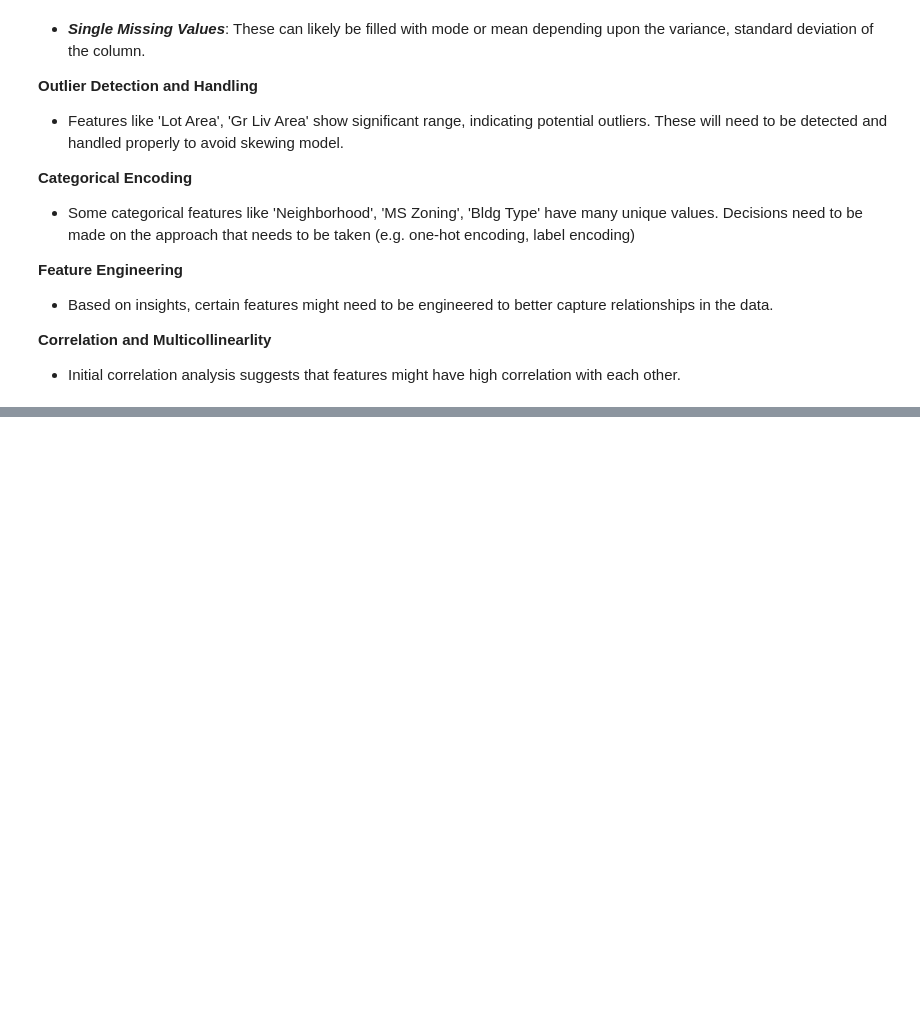
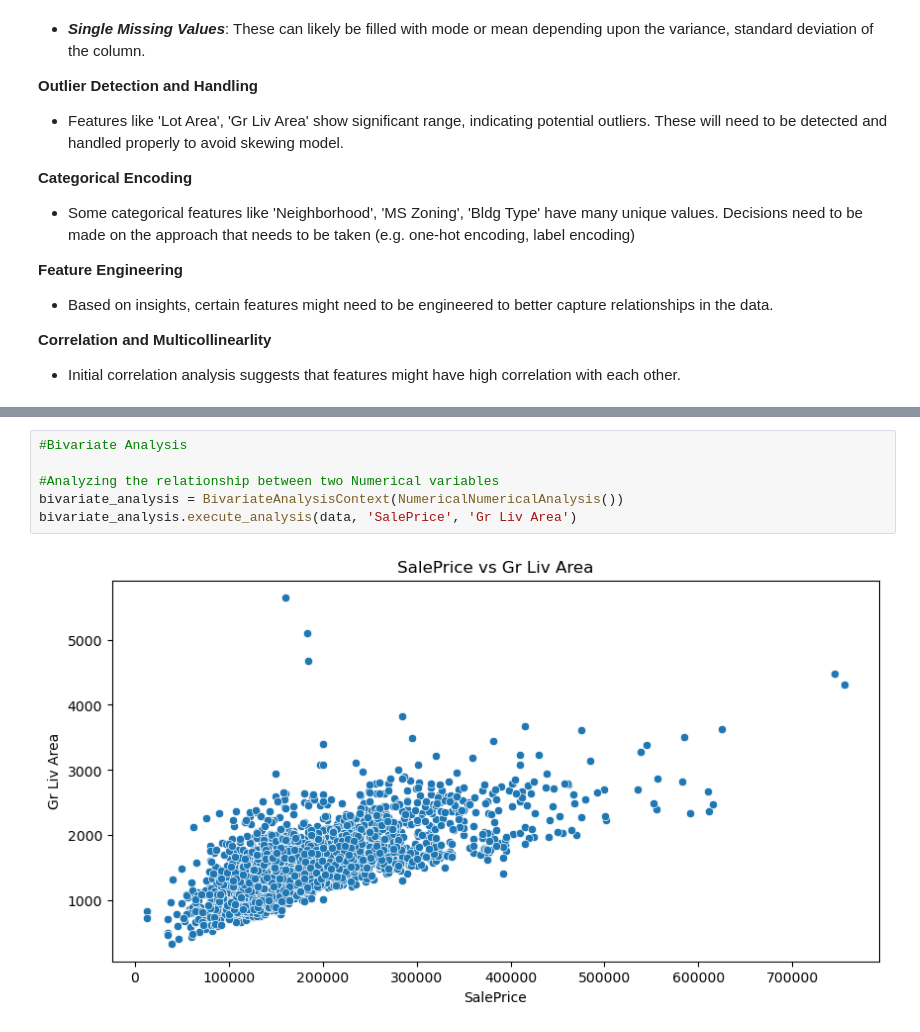
Before and after one commit to saichaithanya6/price_prediction, a Jupyter notebook: src_analysis/EDA.ipynb, the cells around one changed output, grey strips where cells are left out. Drawn from its saved outputs; the diff is of its cells as text; blank space fills up the shorter version.

```diff
--- a/src_analysis/EDA.ipynb
+++ b/src_analysis/EDA.ipynb
@@ -140,0 +156,8 @@ In the heatmap, we can identify that there are missing value columns like **'Los
+# %%
+#Bivariate Analysis
+
+#Analyzing the relationship between two Numerical variables
+bivariate_analysis = BivariateAnalysisContext(NumericalNumericalAnalysis())
+bivariate_analysis.execute_analysis(data, 'SalePrice', 'Gr Liv Area')
+# %% [output]
+[figure, added]
```
Also changed, not shown: parts of 6 cells of this notebook, 1 other file.
